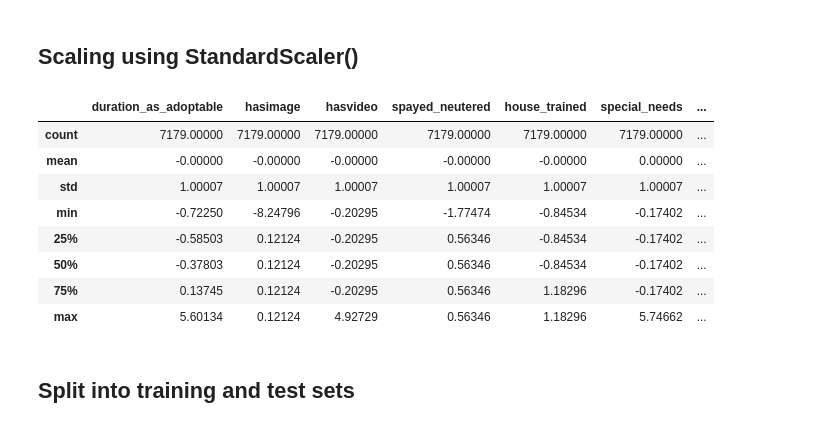
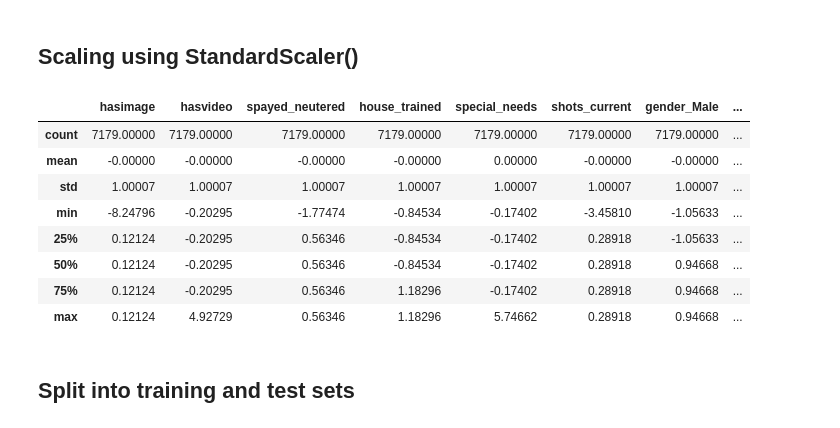
Before and after one commit to JessicaELewis/Pet-Adoptions, a Jupyter notebook: Step 4 - Preprocessing & Training Dogs.ipynb, the cells around one changed output. Saved outputs shown, nothing was run; the diff lists cells and outputs as text; code cells hidden in the pictures.

```diff
--- a/Step 4 - Preprocessing & Training Dogs.ipynb
+++ b/Step 4 - Preprocessing & Training Dogs.ipynb
@@ -77,16 +74,22 @@ scaled = scaler.fit_transform(df)
+# %%
+X = df.drop(columns='duration_as_adoptable')
+y = df.duration_as_adoptable
+
+scaler = StandardScaler()
+scaled = scaler.fit_transform(X)
 # %%
-scaled_df = pd.DataFrame(scaled, columns=df.columns)
-scaled_df.describe()
+scaled_X = pd.DataFrame(scaled, columns=X.columns)
+scaled_X.describe()
 # %% [output]
-|  | duration_as_adoptable | hasimage | hasvideo | spayed_neutered | house_trained | special_needs | ... |
-| count | 7179.00000 | 7179.00000 | 7179.00000 | 7179.00000 | 7179.00000 | 7179.00000 | ... |
-| mean | -0.00000 | -0.00000 | -0.00000 | -0.00000 | -0.00000 | 0.00000 | ... |
-| std | 1.00007 | 1.00007 | 1.00007 | 1.00007 | 1.00007 | 1.00007 | ... |
-| min | -0.72250 | -8.24796 | -0.20295 | -1.77474 | -0.84534 | -0.17402 | ... |
-| 25% | -0.58503 | 0.12124 | -0.20295 | 0.56346 | -0.84534 | -0.17402 | ... |
-| 50% | -0.37803 | 0.12124 | -0.20295 | 0.56346 | -0.84534 | -0.17402 | ... |
-| 75% | 0.13745 | 0.12124 | -0.20295 | 0.56346 | 1.18296 | -0.17402 | ... |
-| max | 5.60134 | 0.12124 | 4.92729 | 0.56346 | 1.18296 | 5.74662 | ... |
+|  | hasimage | hasvideo | spayed_neutered | house_trained | special_needs | shots_current | gender_Male | ... |
+| count | 7179.00000 | 7179.00000 | 7179.00000 | 7179.00000 | 7179.00000 | 7179.00000 | 7179.00000 | ... |
+| mean | -0.00000 | -0.00000 | -0.00000 | -0.00000 | 0.00000 | -0.00000 | -0.00000 | ... |
+| std | 1.00007 | 1.00007 | 1.00007 | 1.00007 | 1.00007 | 1.00007 | 1.00007 | ... |
+| min | -8.24796 | -0.20295 | -1.77474 | -0.84534 | -0.17402 | -3.45810 | -1.05633 | ... |
+| 25% | 0.12124 | -0.20295 | 0.56346 | -0.84534 | -0.17402 | 0.28918 | -1.05633 | ... |
+| 50% | 0.12124 | -0.20295 | 0.56346 | -0.84534 | -0.17402 | 0.28918 | 0.94668 | ... |
+| 75% | 0.12124 | -0.20295 | 0.56346 | 1.18296 | -0.17402 | 0.28918 | 0.94668 | ... |
+| max | 0.12124 | 4.92729 | 0.56346 | 1.18296 | 5.74662 | 0.28918 | 0.94668 | ... |
 # %% [markdown]
 ## Split into training and test sets
 # %%
```
Also changed, not shown: parts of 38 cells of this notebook, 13 other files.
